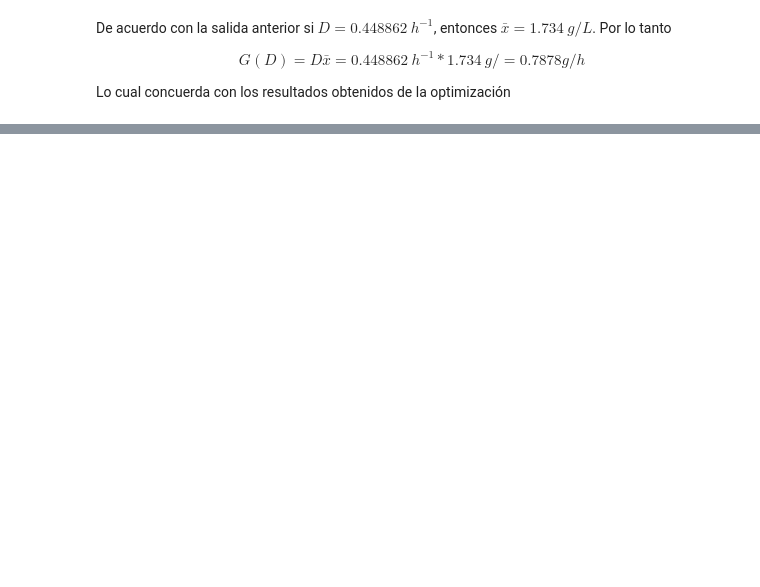
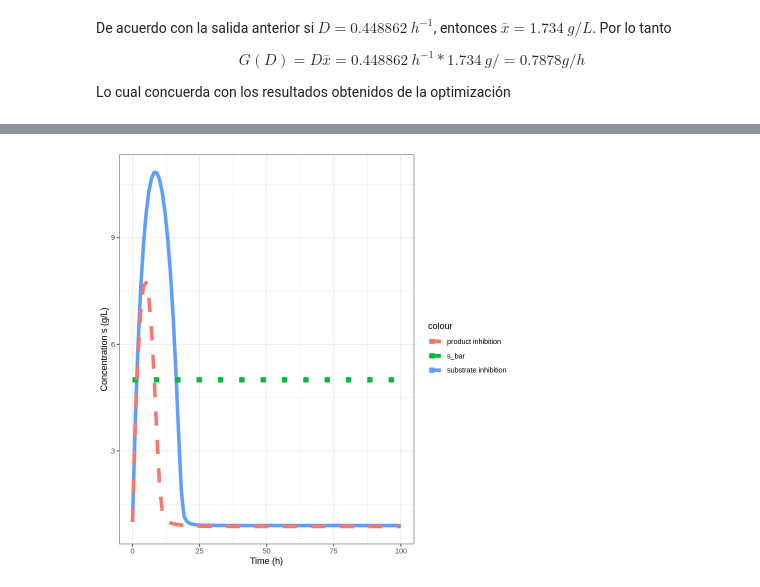
Before and after one commit to JuanM-GG/sistemas-dinamicos-R, a Jupyter notebook: modulo8_reactor_bioquimico.ipynb, the cells around one changed output, grey strips where cells are left out. Drawn from its saved outputs; the diff is of its cells as text; code cells hidden in the pictures; blank space fills up the shorter version.

```diff
--- a/modulo8_reactor_bioquimico.ipynb
+++ b/modulo8_reactor_bioquimico.ipynb
@@ -416,0 +589,10 @@ Lo cual concuerda con los resultados obtenidos de la optimización
+# %%
+ggplot(out1, aes(times)) +
+  geom_line(aes(y = s, color = "substrate inhibition"), lty = 1, lwd = 2) +
+  geom_line(aes(y = s_bar, color = "s_bar"), lty = 3, lwd = 3) +
+  geom_line(data = out2, aes(y = s, color = "product inhibition"), cex = 2, lty =2) +
+  xlab("Time (h)") +
+  ylab("Concentration s (g/L)") +
+  theme_bw()
+# %% [output]
+[figure, added]
```
Also changed, not shown: parts of 34 cells of this notebook.
